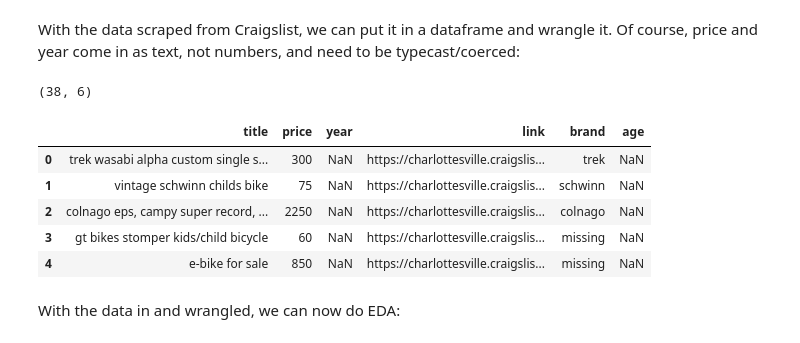
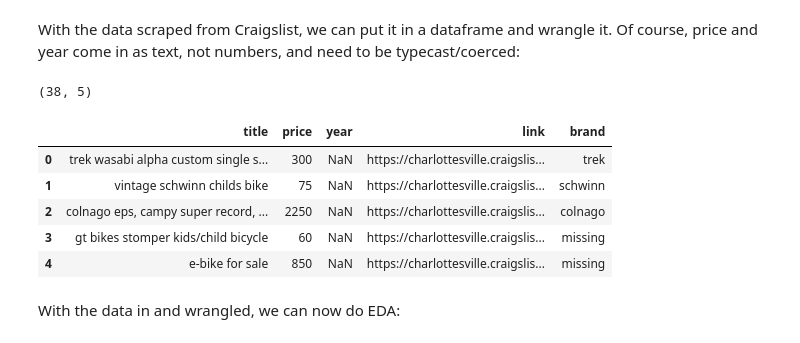
Before and after one commit to vrhughes/labs, a Jupyter notebook: 02_scraping/lab_notebook.ipynb, the cells around one changed output. Drawn from its saved outputs; the diff is of its cells as text; code cells hidden in the pictures.

```diff
--- a/02_scraping/lab_notebook.ipynb
+++ b/02_scraping/lab_notebook.ipynb
@@ -94,22 +96,22 @@ With the data scraped from Craigslist, we can put it in a dataframe and wrangle
 # %%
 ## Wrangle the data
 df = pd.DataFrame.from_dict(data)
 df['price'] = df['price'].str.replace('$','')
 df['price'] = df['price'].str.replace(',','')
 df['price'] = pd.to_numeric(df['price'],errors='coerce')
-df['year'] = pd.to_numeric(df['year'],errors='coerce')
-df['age'] = 2025-df['year']
+# df['year'] = pd.to_numeric(df['year'],errors='coerce')
+# df['age'] = 2025-df['year']
 print(df.shape)
 df.to_csv('craigslist_cville_cars.csv') # Save data in case of a disaster
 df.head()
 # %% [output]
-(38, 6)
+(38, 5)
-|  | title | price | year | link | brand | age |
-| 0 | trek wasabi alpha custom single s... | 300 | NaN | https://charlottesville.craigslis... | trek | NaN |
-| 1 | vintage schwinn childs bike | 75 | NaN | https://charlottesville.craigslis... | schwinn | NaN |
-| 2 | colnago eps, campy super record, ... | 2250 | NaN | https://charlottesville.craigslis... | colnago | NaN |
-| 3 | gt bikes stomper kids/child bicycle | 60 | NaN | https://charlottesville.craigslis... | missing | NaN |
-| 4 | e-bike for sale | 850 | NaN | https://charlottesville.craigslis... | missing | NaN |
+|  | title | price | year | link | brand |
+| 0 | trek wasabi alpha custom single s... | 300 | NaN | https://charlottesville.craigslis... | trek |
+| 1 | vintage schwinn childs bike | 75 | NaN | https://charlottesville.craigslis... | schwinn |
+| 2 | colnago eps, campy super record, ... | 2250 | NaN | https://charlottesville.craigslis... | colnago |
+| 3 | gt bikes stomper kids/child bicycle | 60 | NaN | https://charlottesville.craigslis... | missing |
+| 4 | e-bike for sale | 850 | NaN | https://charlottesville.craigslis... | missing |
 # %% [markdown]
 With the data in and wrangled, we can now do EDA:
 # %%
```
Also changed, not shown: parts of 1 cell of this notebook.
